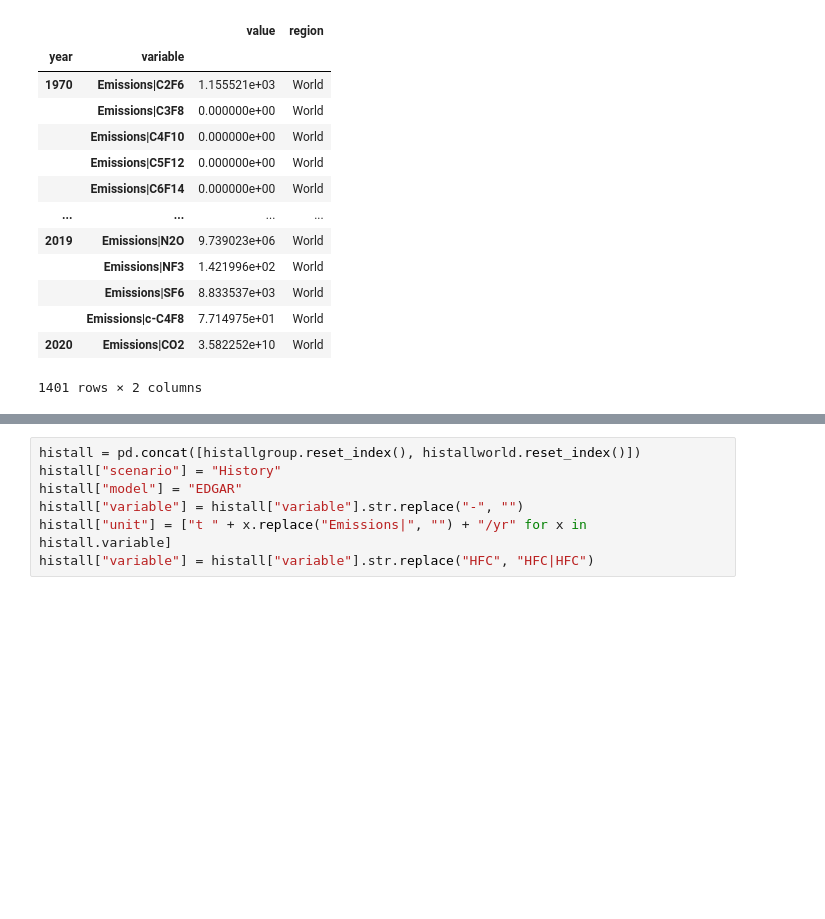
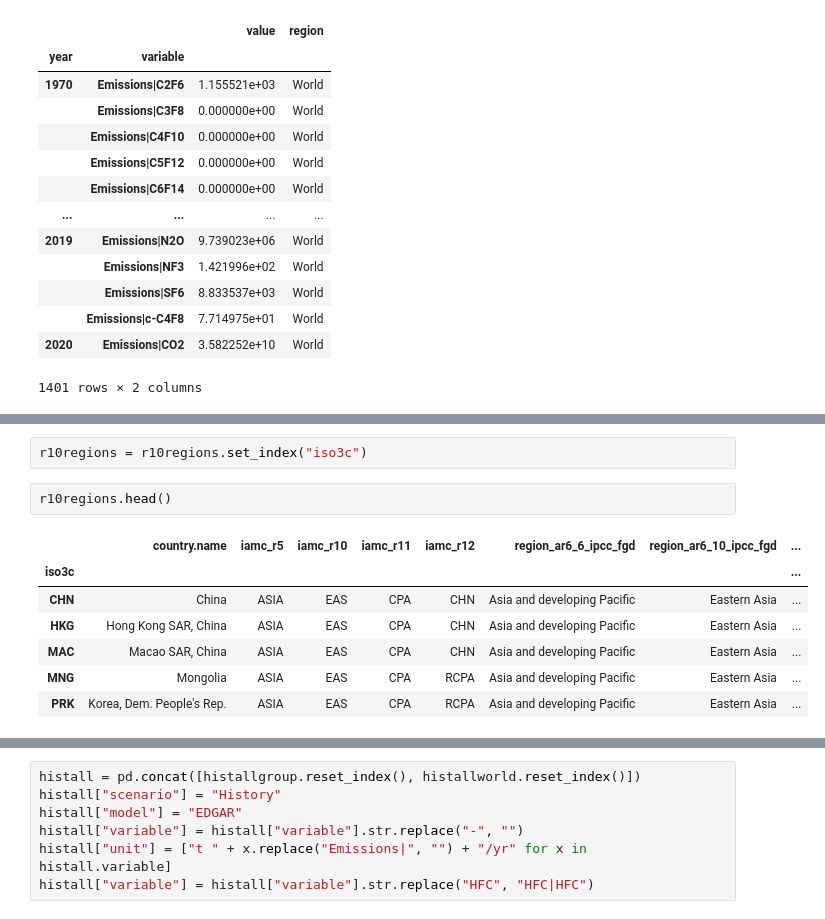
Before and after one commit to Rlamboll/RegionalEmissionsNetZero, a Jupyter notebook: notebooks/02_harmonise.ipynb, the cells around one changed output, grey strips where cells are left out. Cells and saved outputs as stored; diff of their text form; blank space fills up the shorter version.

```diff
--- a/notebooks/02_harmonise.ipynb
+++ b/notebooks/02_harmonise.ipynb
@@ -191,0 +206,12 @@ histallworld
+# %%
+r10regions = r10regions.set_index("iso3c")
+# %%
+r10regions.head()
+# %% [output]
+|  | country.name | iamc_r5 | iamc_r10 | iamc_r11 | iamc_r12 | region_ar6_6_ipcc_fgd | region_ar6_10_ipcc_fgd | ... |
+| iso3c |  |  |  |  |  |  |  | ... |
+| CHN | China | ASIA | EAS | CPA | CHN | Asia and developing Pacific | Eastern Asia | ... |
+| HKG | Hong Kong SAR, China | ASIA | EAS | CPA | CHN | Asia and developing Pacific | Eastern Asia | ... |
+| MAC | Macao SAR, China | ASIA | EAS | CPA | CHN | Asia and developing Pacific | Eastern Asia | ... |
+| MNG | Mongolia | ASIA | EAS | CPA | RCPA | Asia and developing Pacific | Eastern Asia | ... |
+| PRK | Korea, Dem. People's Rep. | ASIA | EAS | CPA | RCPA | Asia and developing Pacific | Eastern Asia | ... |
```
Also changed, not shown: parts of 4 cells of this notebook, 3 other files.
